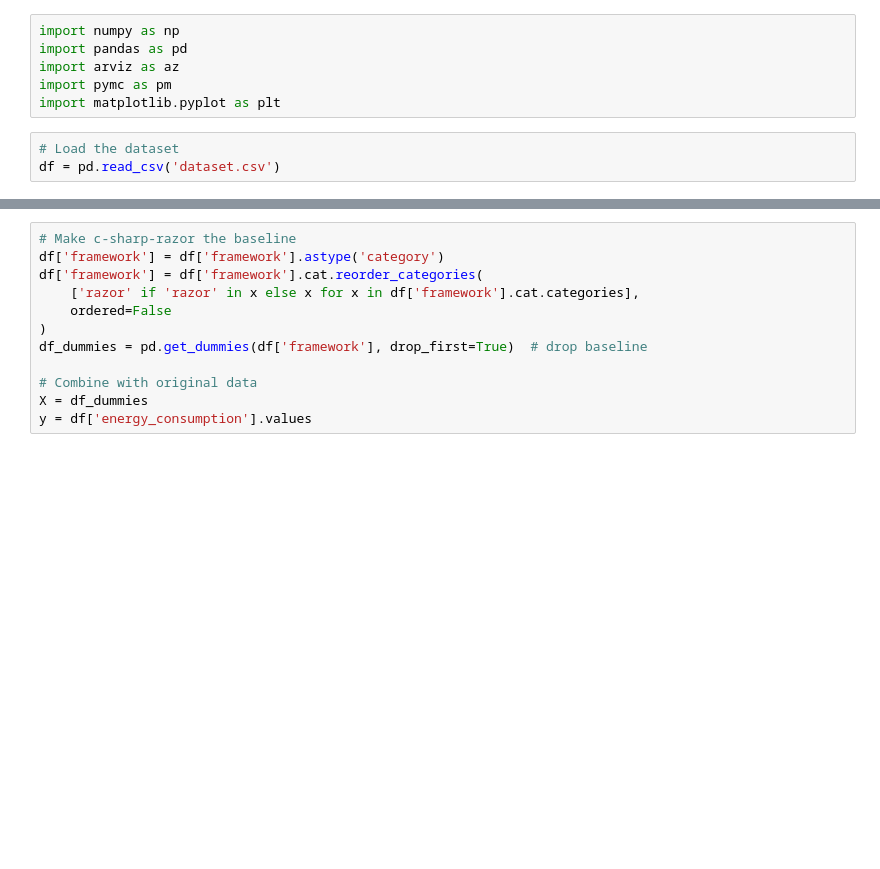
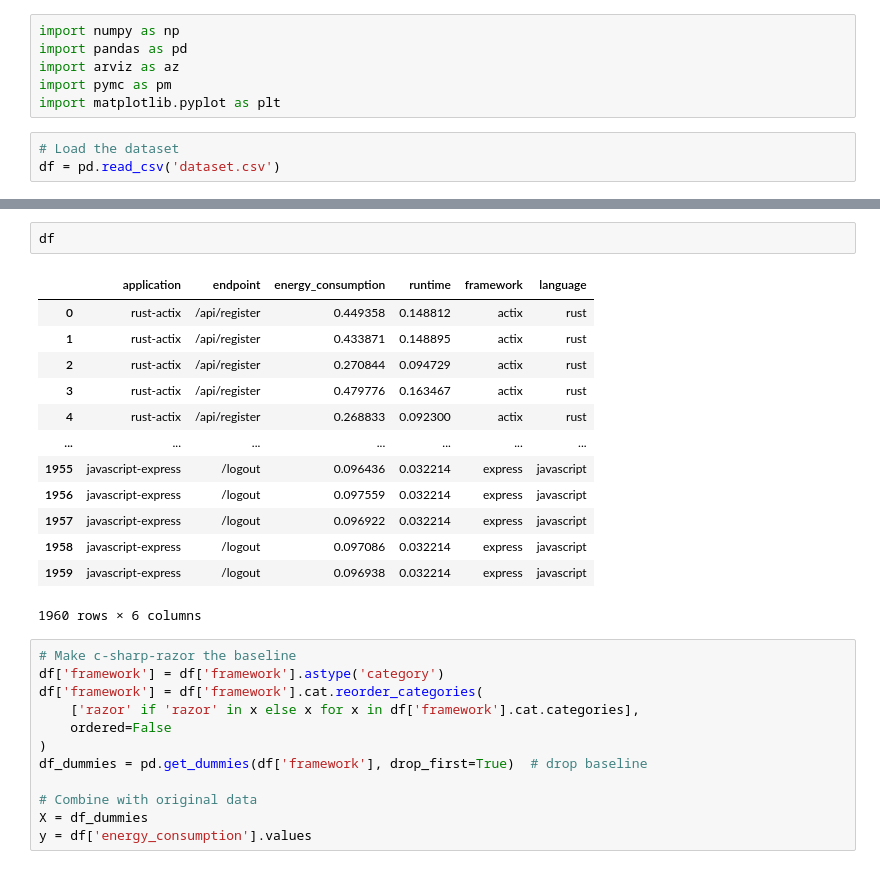
Before and after one commit to sanderengel/prpro_exam_2025, a Jupyter notebook: main-question.ipynb, the cells around one changed output, grey strips where cells are left out. Drawn from its saved outputs; the diff is of its cells as text; blank space fills up the shorter version.

```diff
--- a/main-question.ipynb
+++ b/main-question.ipynb
@@ -133,6 +132,22 @@ df['framework'] = df['framework'].replace(['c-sharp-razor', 'sharp'], 'razor')
 print(df['framework'].unique())
 # %% [output]
 ['actix' 'sinatra' 'gorilla' 'gin' 'flask' 'razor' 'express']
+# %%
+df
+# %% [output]
+|  | application | endpoint | energy_consumption | runtime | framework | language |
+| 0 | rust-actix | /api/register | 0.449358 | 0.148812 | actix | rust |
+| 1 | rust-actix | /api/register | 0.433871 | 0.148895 | actix | rust |
+| 2 | rust-actix | /api/register | 0.270844 | 0.094729 | actix | rust |
+| 3 | rust-actix | /api/register | 0.479776 | 0.163467 | actix | rust |
+| 4 | rust-actix | /api/register | 0.268833 | 0.092300 | actix | rust |
+| ... | ... | ... | ... | ... | ... | ... |
+| 1955 | javascript-express | /logout | 0.096436 | 0.032214 | express | javascript |
+| 1956 | javascript-express | /logout | 0.097559 | 0.032214 | express | javascript |
+| 1957 | javascript-express | /logout | 0.096922 | 0.032214 | express | javascript |
+| 1958 | javascript-express | /logout | 0.097086 | 0.032214 | express | javascript |
+| 1959 | javascript-express | /logout | 0.096938 | 0.032214 | express | javascript |
+1960 rows × 6 columns
 # %%
 # Make c-sharp-razor the baseline
 df['framework'] = df['framework'].astype('category')
```
Also changed, not shown: parts of 8 cells of this notebook.
